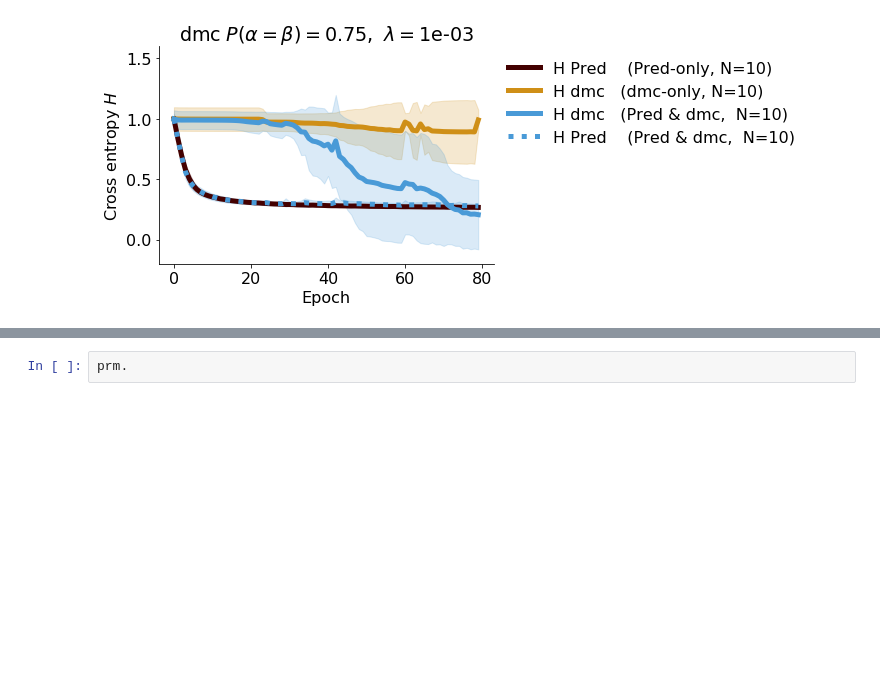
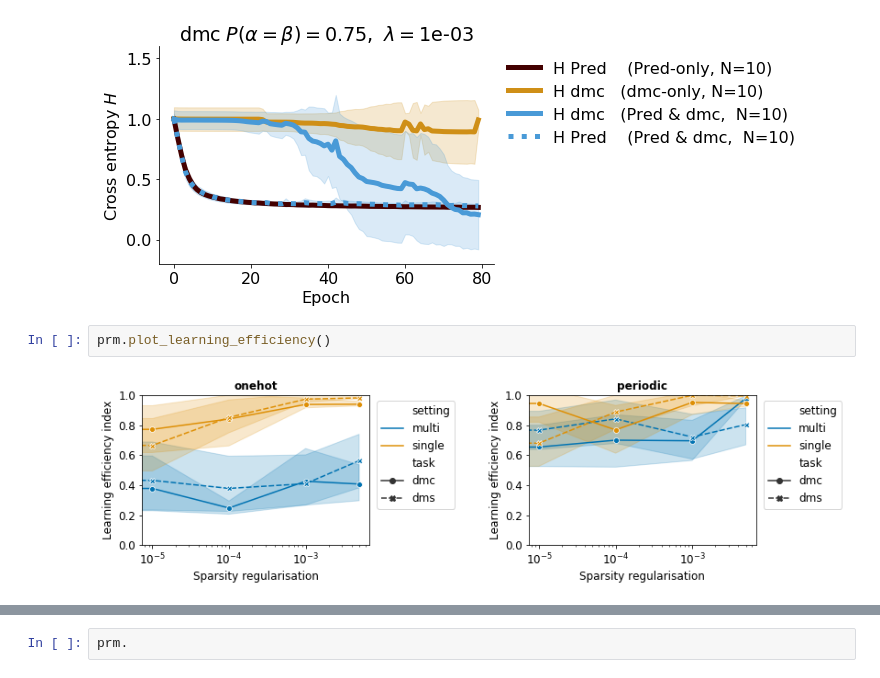
Before and after one commit to vdplasthijs/eavesdropping, a Jupyter notebook: multitasking learning for recurrent nets.ipynb, the cells around one changed output, grey strips where cells are left out. Cells and saved outputs as stored; diff of their text form; blank space fills up the shorter version.

```diff
--- a/multitasking learning for recurrent nets.ipynb
+++ b/multitasking learning for recurrent nets.ipynb
@@ -357,3 +323,7 @@ pred_only {'pred': (0.3208, 0.0094)}
 dmc_only {'dmc': (0.9527, 0.1201)}
 pred_dmc {'pred': (0.3314, 0.0177), 'dmc': (0.6962, 0.2275)}
 [figure]
+# %%
+prm.plot_learning_efficiency()
+# %% [output]
+[figure, added]
```
Also changed, not shown: parts of 11 cells of this notebook, 3 other files.
